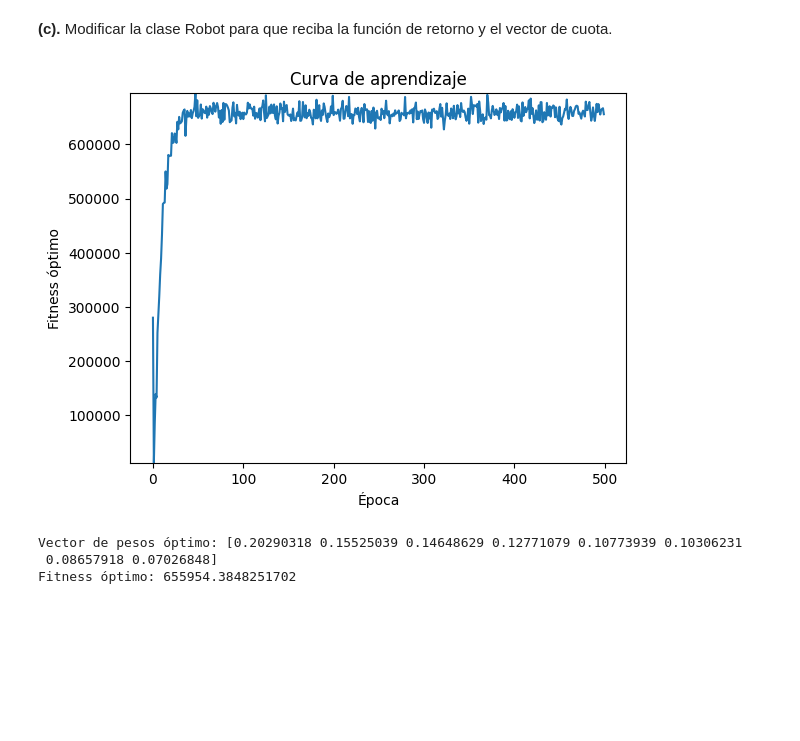
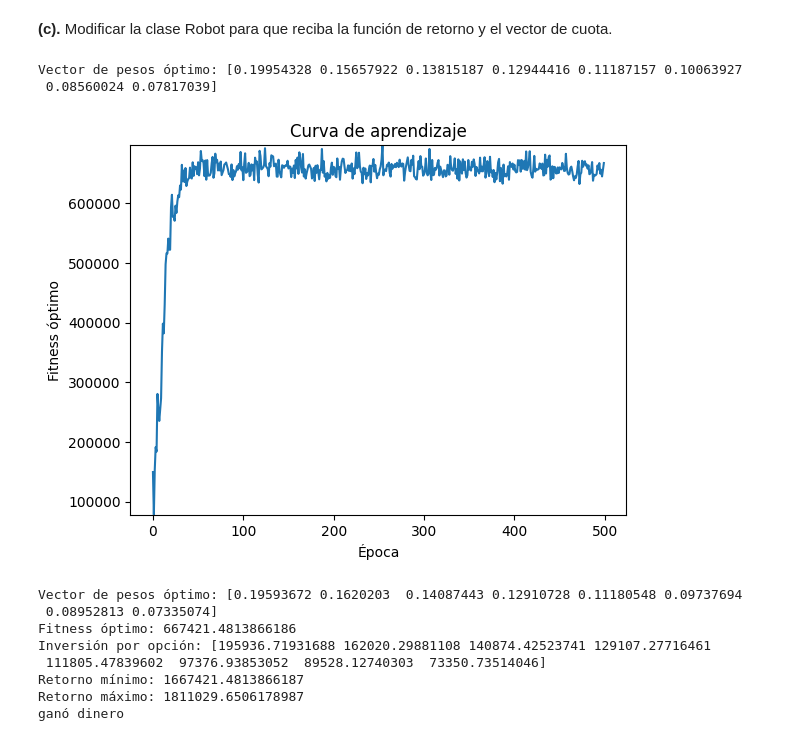
Before and after one commit to MafeGomez-11/M-todos1_MariaFernandaGomez_MarianaMoya, a Jupyter notebook: Parcial2/Parcial_2.ipynb, the cells around one changed output. Drawn from its saved outputs; the diff is of its cells as text; code cells hidden in the pictures; blank space fills up the shorter version.

```diff
--- a/Parcial2/Parcial_2.ipynb
+++ b/Parcial2/Parcial_2.ipynb
@@ -555,38 +555,63 @@ for epoch in range(500):
     mejores_robots = robots[:int(N/2)]
 
     # Crear una nueva generación de robots
     nuevos_robots = []
     for _ in range(N - int(N/2)):
         padre = np.random.choice(mejores_robots)
         hijo = Robot(R, Cuotas, rate=padre.rate)
         hijo.r = padre.GetR() + np.random.normal(loc=0., scale=padre.rate, size=Cuotas.shape[0])
         hijo.r = np.abs(hijo.r)  # Asegura que no haya valores negativos
         hijo.r = hijo.r / np.sum(hijo.r)
         nuevos_robots.append(hijo)
 
     robots = mejores_robots + nuevos_robots
 
     # Almacenar el valor de fitness óptimo en la historia
     fitness_history.append(max(robots, key=lambda x: x.GetFitness()).GetFitness())
-
+vector_de_pesos_optimo = mejor_robot.GetR()
+print("Vector de pesos óptimo:", vector_de_pesos_optimo)
 # Graficar la curva de aprendizaje
 plt.plot(fitness_history)
 plt.xlabel('Época')
 plt.ylabel('Fitness óptimo')
 plt.ylim(bottom=min(fitness_history), top=max(fitness_history))
 plt.title('Curva de aprendizaje')
 plt.show()
 
 # Seleccionar el robot con mayor fitness
 mejor_robot = max(robots, key=lambda x: x.GetFitness())
 print()
 print("Vector de pesos óptimo:", mejor_robot.GetR())
 print("Fitness óptimo:", mejor_robot.GetFitness())
+
+inversion_por_opcion = mejor_robot.GetR() * Ca
+print("Inversión por opción:", inversion_por_opcion)
+posibles_retornos = inversion_por_opcion * Cuotas
+
+# Encuentra el retorno mínimo y máximo
+retorno_minimo = np.min(posibles_retornos)
+retorno_maximo = np.max(posibles_retornos)
+
+print("Retorno mínimo:", retorno_minimo)
+print("Retorno máximo:", retorno_maximo)
+
+# Determina si se ganó o perdió dinero
+if retorno_minimo > Ca:  # Compara el retorno mínimo con el capital inicial
+    print("ganó dinero")
+else:
+    print("perdió dinero")
 # %% [output]
+Vector de pesos óptimo: [0.19954328 0.15657922 0.13815187 0.12944416 0.11187157 0.10063927
+ 0.08560024 0.07817039]
-[figure, old version]
+[figure, new version]
-Vector de pesos óptimo: [0.20290318 0.15525039 0.14648629 0.12771079 0.10773939 0.10306231
- 0.08657918 0.07026848]
-Fitness óptimo: 655954.3848251702
+Vector de pesos óptimo: [0.19593672 0.1620203  0.14087443 0.12910728 0.11180548 0.09737694
+ 0.08952813 0.07335074]
+Fitness óptimo: 667421.4813866186
+Inversión por opción: [195936.71931688 162020.29881108 140874.42523741 129107.27716461
+ 111805.47839602  97376.93853052  89528.12740303  73350.73514046]
+Retorno mínimo: 1667421.4813866187
+Retorno máximo: 1811029.6506178987
+ganó dinero
 # %%
 import numpy as np
 import matplotlib.pyplot as plt
```
Also changed, not shown: parts of 4 cells of this notebook.
